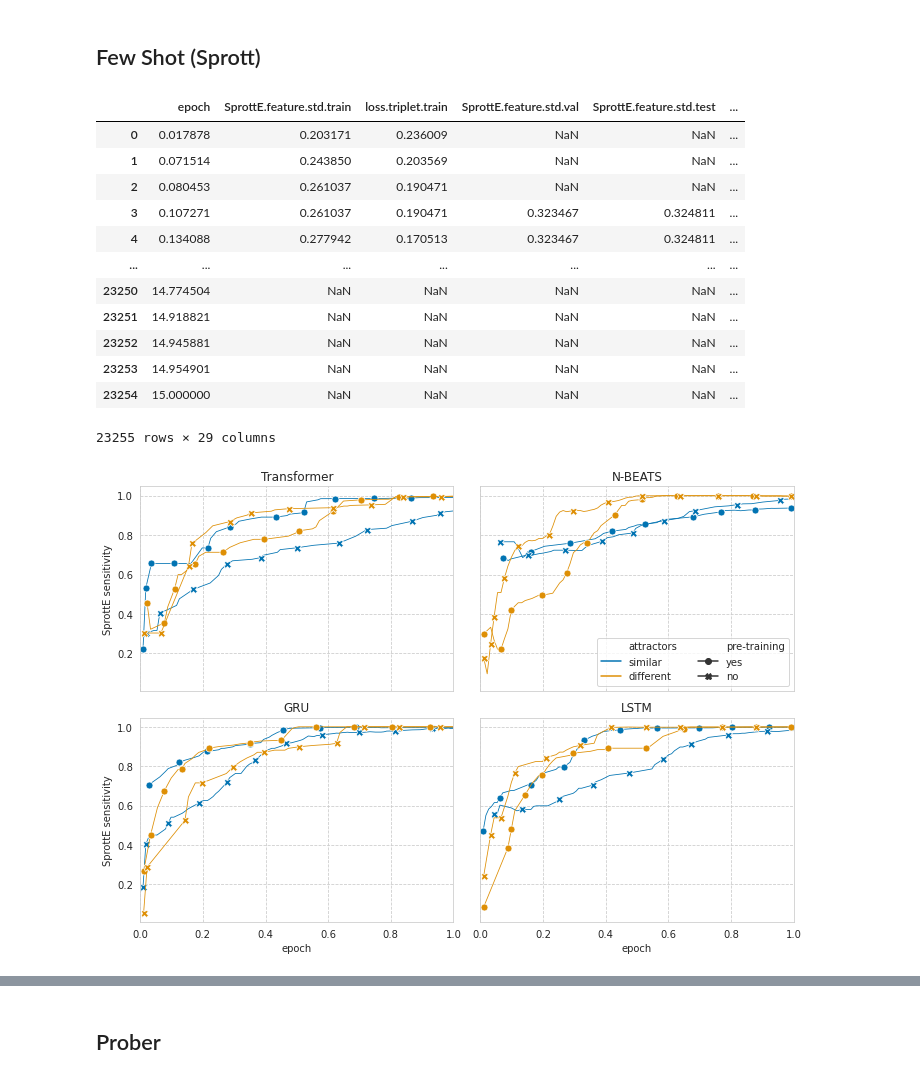
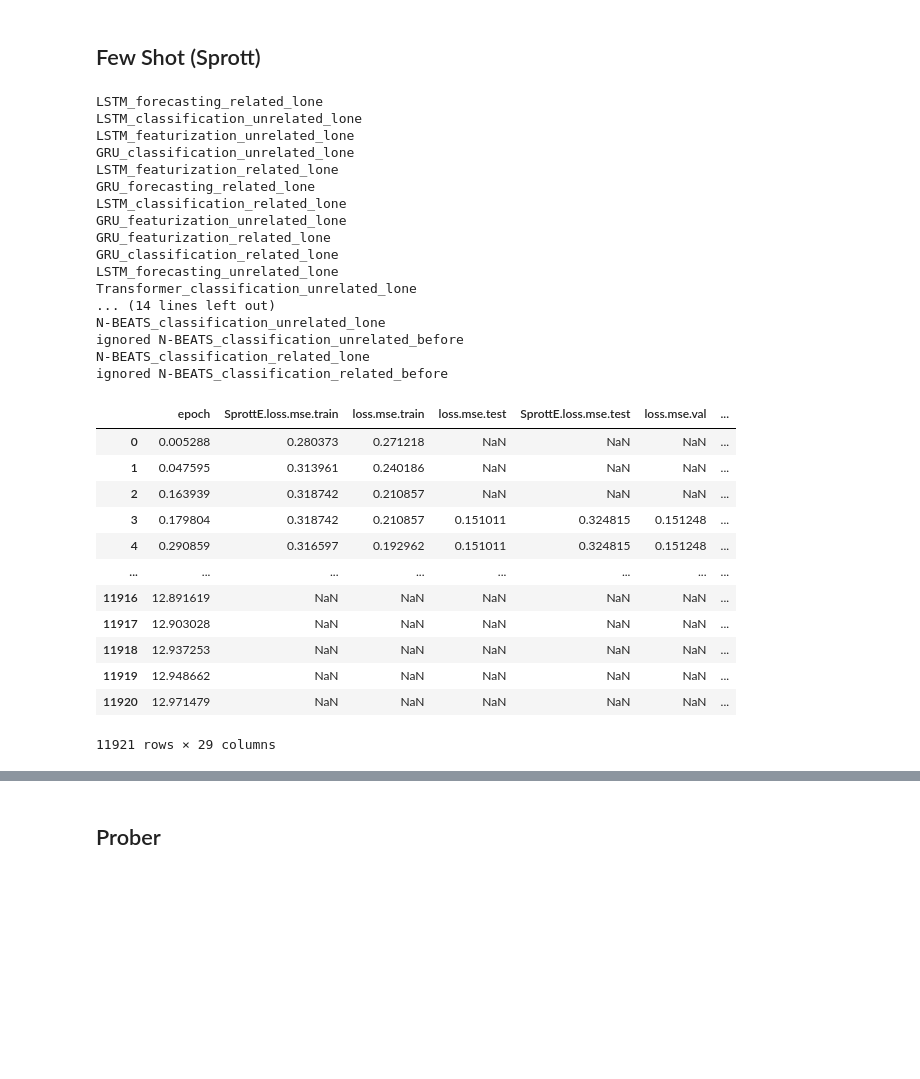
Before and after one commit to streitl/validyna, a Jupyter notebook: notebooks/Plot Results.ipynb, the cells around one changed output, grey strips where cells are left out. Saved outputs shown, nothing was run; the diff lists cells and outputs as text; code cells hidden in the pictures; blank space fills up the shorter version.

```diff
--- a/notebooks/Plot Results.ipynb
+++ b/notebooks/Plot Results.ipynb
@@ -202,27 +202,44 @@ fig.savefig('../../Resources/ICML SCIS Paper/split-classification-accuracy.pdf',
 # %% [markdown]
 ## Few Shot (Sprott)
 # %%
-df = process_project('streitlua/few-shot-sprott', rolling_window=20, ignore='before')
+df = process_project('streitlua/final-few-shot', rolling_window=20, ignore='before')
 df['model'] = df['run'].apply(lambda x: x.split('_')[0])
 df['task'] = df['run'].apply(lambda x: x.split('_')[1])
 df['attractors'] = df['run'].apply(lambda x: x.split('_')[2]).replace({'related': 'similar', 'unrelated': 'different'})
 df['pre-training'] = df['run'].apply(lambda x: x.split('_')[3]).replace({'after': 'yes', 'lone': 'no'})
 df.drop(columns=['run'], inplace=True)
 df
 # %% [output]
+LSTM_forecasting_related_lone
+LSTM_classification_unrelated_lone
+LSTM_featurization_unrelated_lone
+GRU_classification_unrelated_lone
+LSTM_featurization_related_lone
+GRU_forecasting_related_lone
+LSTM_classification_related_lone
+GRU_featurization_unrelated_lone
+GRU_featurization_related_lone
+GRU_classification_related_lone
+LSTM_forecasting_unrelated_lone
+Transformer_classification_unrelated_lone
+... (14 lines left out)
+N-BEATS_classification_unrelated_lone
+ignored N-BEATS_classification_unrelated_before
+N-BEATS_classification_related_lone
+ignored N-BEATS_classification_related_before
-|  | epoch | SprottE.feature.std.train | loss.triplet.train | SprottE.feature.std.val | SprottE.feature.std.test | ... |
-| 0 | 0.017878 | 0.203171 | 0.236009 | NaN | NaN | ... |
-| 1 | 0.071514 | 0.243850 | 0.203569 | NaN | NaN | ... |
-| 2 | 0.080453 | 0.261037 | 0.190471 | NaN | NaN | ... |
-| 3 | 0.107271 | 0.261037 | 0.190471 | 0.323467 | 0.324811 | ... |
-| 4 | 0.134088 | 0.277942 | 0.170513 | 0.323467 | 0.324811 | ... |
-| ... | ... | ... | ... | ... | ... | ... |
-| 23250 | 14.774504 | NaN | NaN | NaN | NaN | ... |
-| 23251 | 14.918821 | NaN | NaN | NaN | NaN | ... |
-| 23252 | 14.945881 | NaN | NaN | NaN | NaN | ... |
-| 23253 | 14.954901 | NaN | NaN | NaN | NaN | ... |
-| 23254 | 15.000000 | NaN | NaN | NaN | NaN | ... |
+|  | epoch | SprottE.loss.mse.train | loss.mse.train | loss.mse.test | SprottE.loss.mse.test | loss.mse.val | ... |
+| 0 | 0.005288 | 0.280373 | 0.271218 | NaN | NaN | NaN | ... |
+| 1 | 0.047595 | 0.313961 | 0.240186 | NaN | NaN | NaN | ... |
+| 2 | 0.163939 | 0.318742 | 0.210857 | NaN | NaN | NaN | ... |
+| 3 | 0.179804 | 0.318742 | 0.210857 | 0.151011 | 0.324815 | 0.151248 | ... |
+| 4 | 0.290859 | 0.316597 | 0.192962 | 0.151011 | 0.324815 | 0.151248 | ... |
+| ... | ... | ... | ... | ... | ... | ... | ... |
+| 11916 | 12.891619 | NaN | NaN | NaN | NaN | NaN | ... |
+| 11917 | 12.903028 | NaN | NaN | NaN | NaN | NaN | ... |
+| 11918 | 12.937253 | NaN | NaN | NaN | NaN | NaN | ... |
+| 11919 | 12.948662 | NaN | NaN | NaN | NaN | NaN | ... |
+| 11920 | 12.971479 | NaN | NaN | NaN | NaN | NaN | ... |
-23255 rows × 29 columns
+11921 rows × 29 columns
 # %%
 fig, axes = plots_per_model(
     data=df,
@@ -238,9 +255,7 @@ fig, axes = plots_per_model(
     markersize=7,
 )
 axes[0, 0].set_xlim(0, 1)
-fig.savefig('../../Resources/ICML SCIS Paper/sprott-sensitivity.pdf', format='pdf');
+fig.savefig('../../Resources/Thesis/sprott-sensitivity.pdf', format='pdf');
-# %% [output]
-[figure, removed]
 # %%
 fig, axes = plots_per_model(
     data=df,
```
Also changed, not shown: parts of 3 cells of this notebook, 4 other files.
